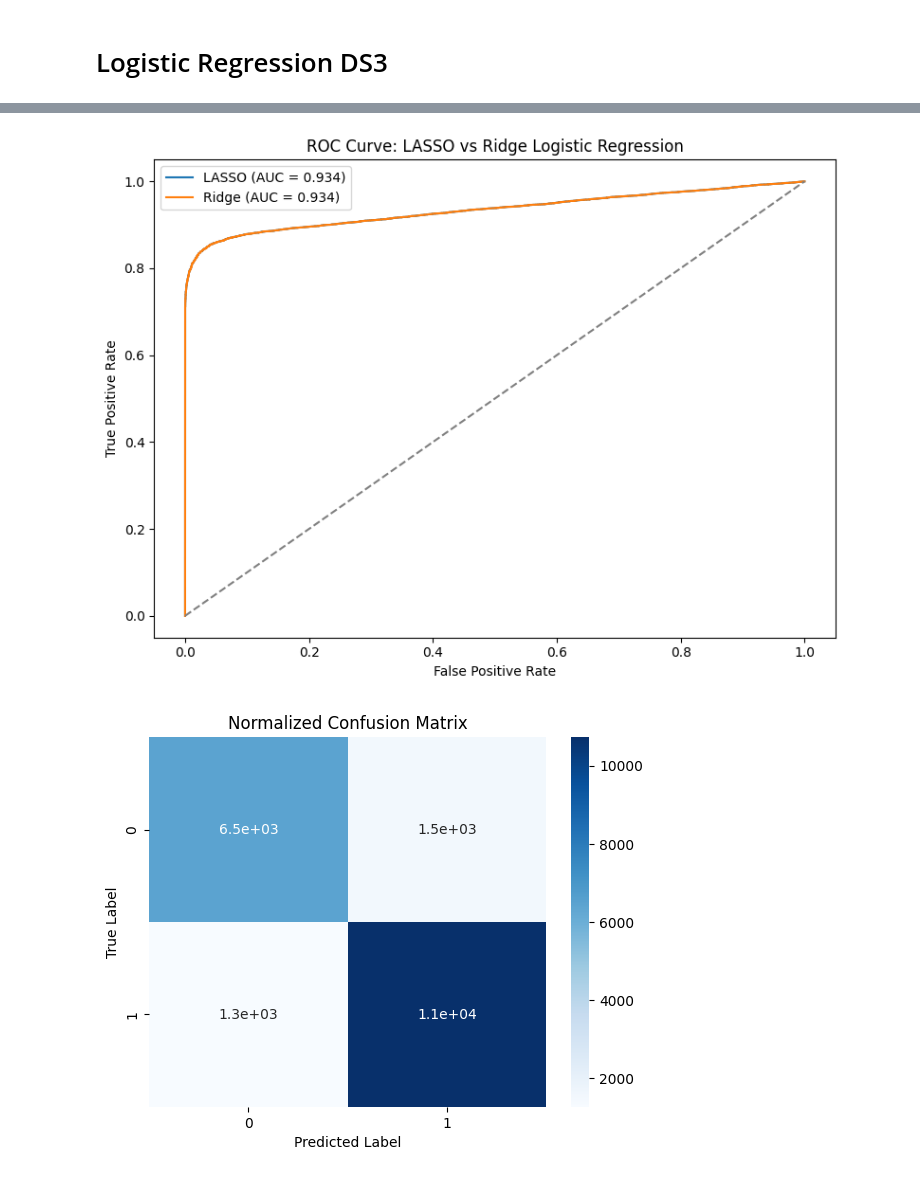
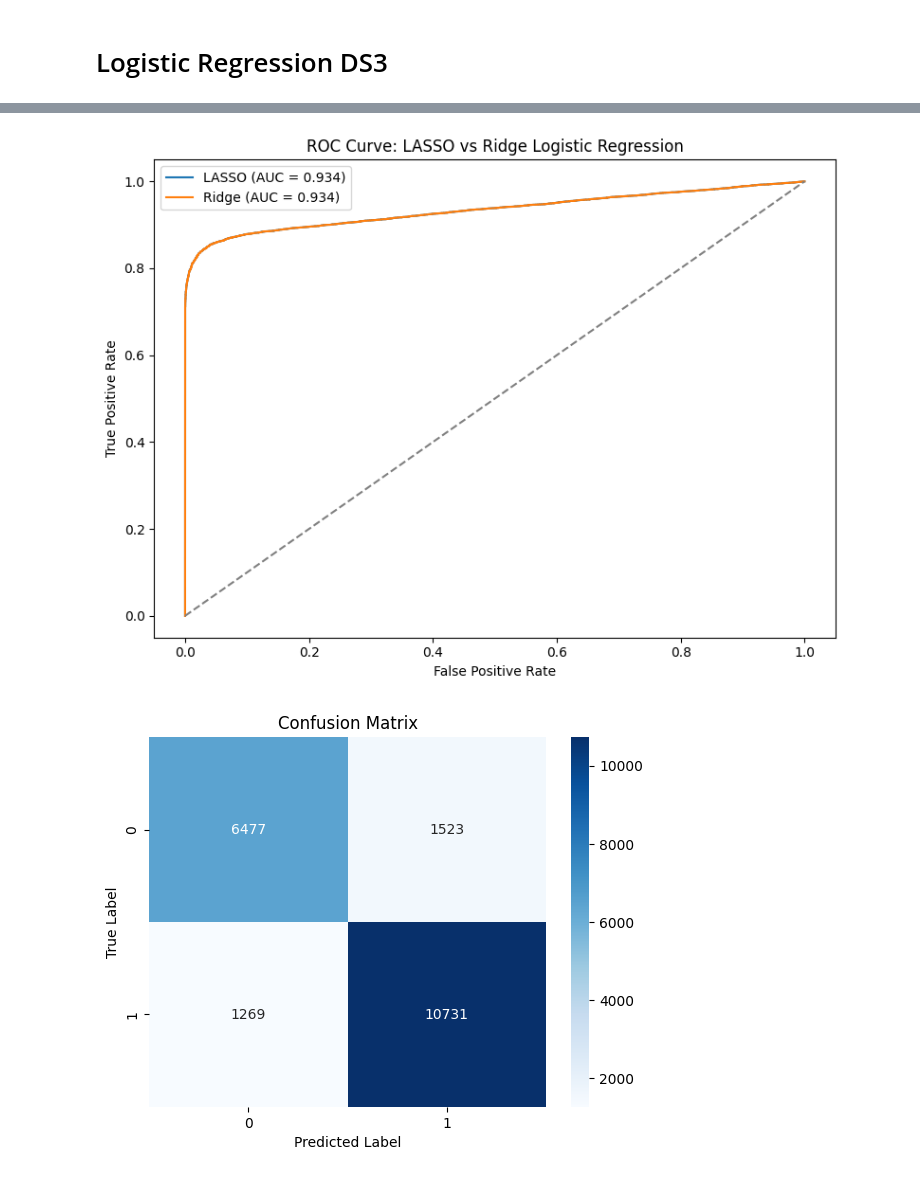
Before and after one commit to sterzoutt/DS3000A-GROUP, a Jupyter notebook: DS3000A_GROUP.ipynb, the cells around one changed output, grey strips where cells are left out. Drawn from its saved outputs; the diff is of its cells as text; code cells hidden in the pictures.

```diff
--- a/DS3000A_GROUP.ipynb
+++ b/DS3000A_GROUP.ipynb
@@ -275,9 +277,10 @@ def LogisticRegressionInitialization(selected_features_low, features_to_scale):
         f1 = f1_score(y_true, y_pred)
         auc = roc_auc_score(y_true, y_prob)
         print(f"{name} → Accuracy: {acc:.4f}, F1: {f1:.4f}, ROC AUC: {auc:.4f}")
+        return [auc, acc]
 
-    evaluate_model('LASSO Logistic Regression', y_test, lasso_preds, lasso_probs)
-    evaluate_model('Ridge Logistic Regression', y_test, ridge_preds, ridge_probs)
+    lasso_auc_acc = evaluate_model('LASSO Logistic Regression', y_test, lasso_preds, lasso_probs)
+    ridge_auc_acc = evaluate_model('Ridge Logistic Regression', y_test, ridge_preds, ridge_probs)
 
     # Coefficient comparison
     coeff_df = pd.DataFrame({
@@ -321,11 +324,13 @@ def LogisticRegressionInitialization(selected_features_low, features_to_scale):
     y_pred = lasso.predict(X_test)
     matrix = confusion_matrix(y_test, y_pred)
 
-    sns.heatmap(matrix, annot = True, cmap = 'Blues')
+    sns.heatmap(matrix, annot=True, cmap='Blues', fmt='d')  # <-- forces normal integer format
     plt.xlabel('Predicted Label')
     plt.ylabel('True Label')
-    plt.title('Normalized Confusion Matrix')
+    plt.title('Confusion Matrix')
     plt.show()
+
+    return [X_train, X_test, y_train, y_test, lasso_auc_acc, ridge_auc_acc]
 # %% [markdown]
 # Logistic Regression DS1
 # %%
@@ -414,31 +423,31 @@ Ridge Logistic Regression → Accuracy: 0.8605, F1: 0.8850, ROC AUC: 0.9337
 # %%
 features_to_scale = [
     'age',
     'physical_activity_minutes_per_week',
     'glucose_fasting',
     'glucose_postprandial',
     'hba1c',
 ]
 
-LogisticRegressionInitialization(selected_features_high, features_to_scale)
+DS3_splits = LogisticRegressionInitialization(selected_features_high, features_to_scale)
 # %% [output]
 (80000, 6)
 (20000, 6)
 Scaled training data:
             age  physical_activity_minutes_per_week  glucose_fasting  \
 27589 -1.865972                            0.128714        -0.375891
 84374  1.019899                           -0.567335         1.611352
 69440 -1.288798                            0.211296         1.390547
 66183 -0.519232                           -0.555537         0.360125
 16613  0.186203                           -0.307791         0.728133
 
        glucose_postprandial     hba1c
 27589              0.289025  0.021885
 ... (32 lines left out)
 L1 Predictions: LogisticRegression(max_iter=1000, penalty='l1', solver='liblinear')
 L2 Predictions: LogisticRegression(max_iter=1000)
 LASSO Logistic Regression → Accuracy: 0.8604, F1: 0.8849, ROC AUC: 0.9338
 Ridge Logistic Regression → Accuracy: 0.8604, F1: 0.8849, ROC AUC: 0.9338
 [figure]
 [figure]
-[figure, old version]
+[figure, new version]
```
Also changed, not shown: parts of 13 cells of this notebook.
